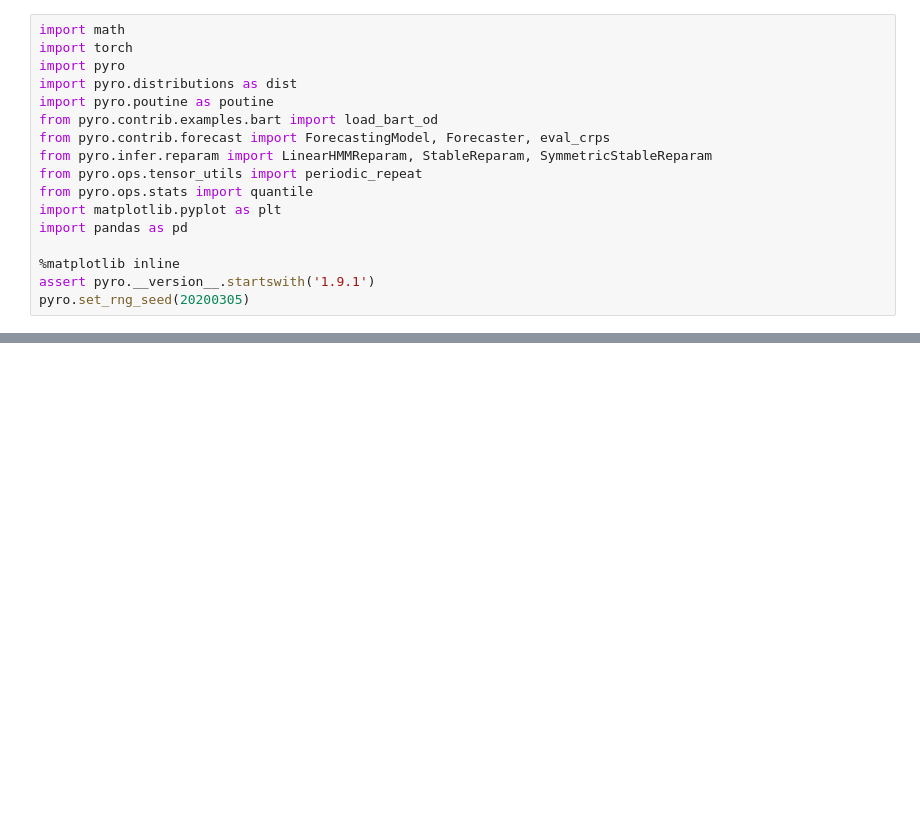
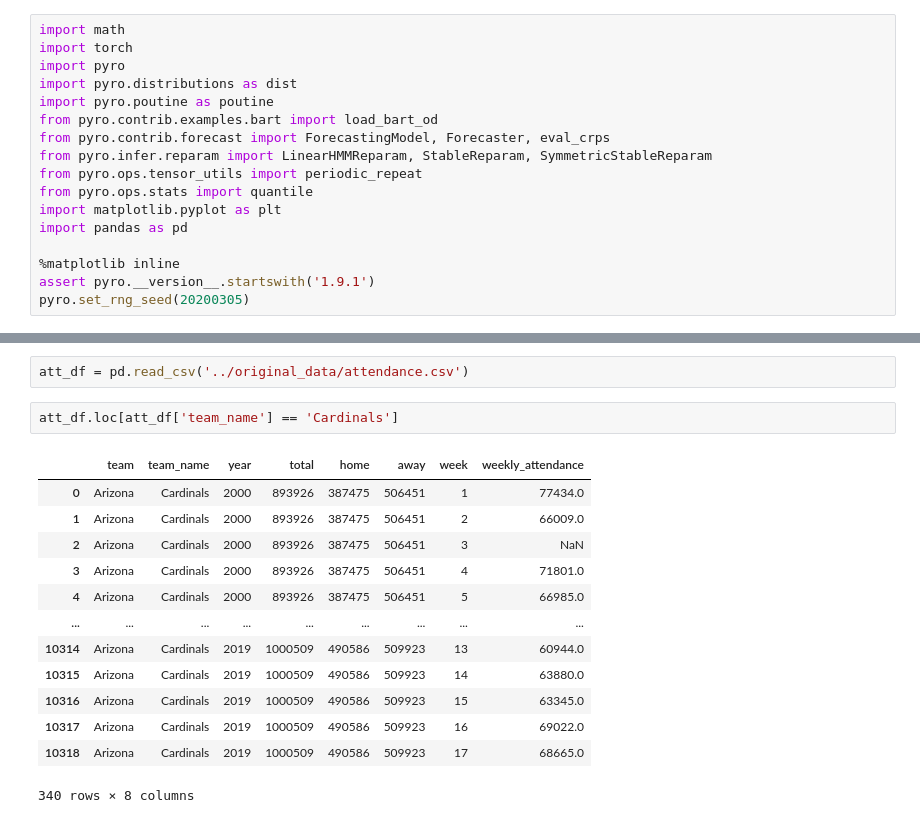
Before and after one commit to Qingwen-Zeng/Model-Based-Machine-Learning-Project, a Jupyter notebook: notebooks/state-space-model.ipynb, the cells around one changed output, grey strips where cells are left out. Saved outputs shown, nothing was run; the diff lists cells and outputs as text; blank space fills up the shorter version.

```diff
--- a/notebooks/state-space-model.ipynb
+++ b/notebooks/state-space-model.ipynb
@@ -64,0 +371,18 @@ train_df = home_df.loc[(home_df['year'] > 2001) & (home_df['year'] < 2017)]
+# %%
+att_df = pd.read_csv('../original_data/attendance.csv')
+# %%
+att_df.loc[att_df['team_name'] == 'Cardinals']
+# %% [output]
+|  | team | team_name | year | total | home | away | week | weekly_attendance |
+| 0 | Arizona | Cardinals | 2000 | 893926 | 387475 | 506451 | 1 | 77434.0 |
+| 1 | Arizona | Cardinals | 2000 | 893926 | 387475 | 506451 | 2 | 66009.0 |
+| 2 | Arizona | Cardinals | 2000 | 893926 | 387475 | 506451 | 3 | NaN |
+| 3 | Arizona | Cardinals | 2000 | 893926 | 387475 | 506451 | 4 | 71801.0 |
+| 4 | Arizona | Cardinals | 2000 | 893926 | 387475 | 506451 | 5 | 66985.0 |
+| ... | ... | ... | ... | ... | ... | ... | ... | ... |
+| 10314 | Arizona | Cardinals | 2019 | 1000509 | 490586 | 509923 | 13 | 60944.0 |
+| 10315 | Arizona | Cardinals | 2019 | 1000509 | 490586 | 509923 | 14 | 63880.0 |
+| 10316 | Arizona | Cardinals | 2019 | 1000509 | 490586 | 509923 | 15 | 63345.0 |
+| 10317 | Arizona | Cardinals | 2019 | 1000509 | 490586 | 509923 | 16 | 69022.0 |
+| 10318 | Arizona | Cardinals | 2019 | 1000509 | 490586 | 509923 | 17 | 68665.0 |
+340 rows × 8 columns
```
Also changed, not shown: parts of 21 cells of this notebook, 2 other files.
